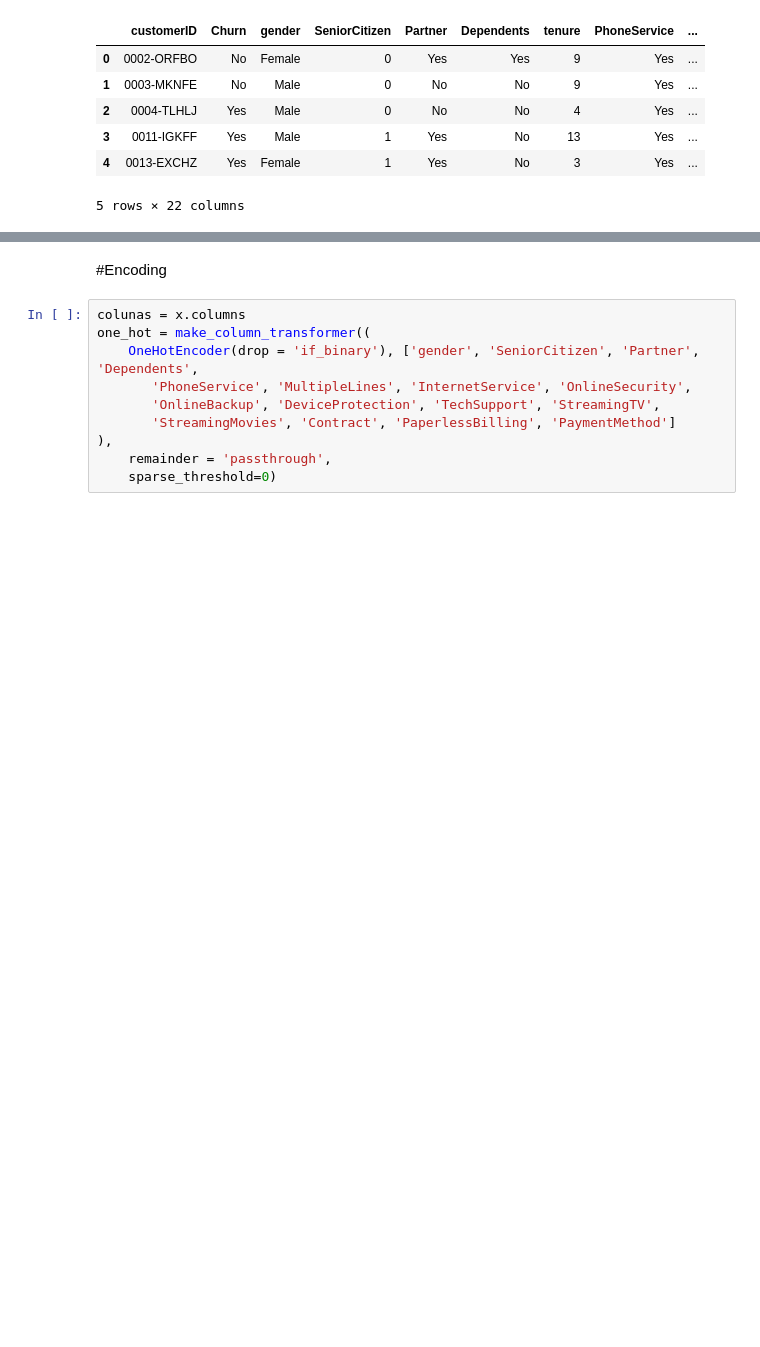
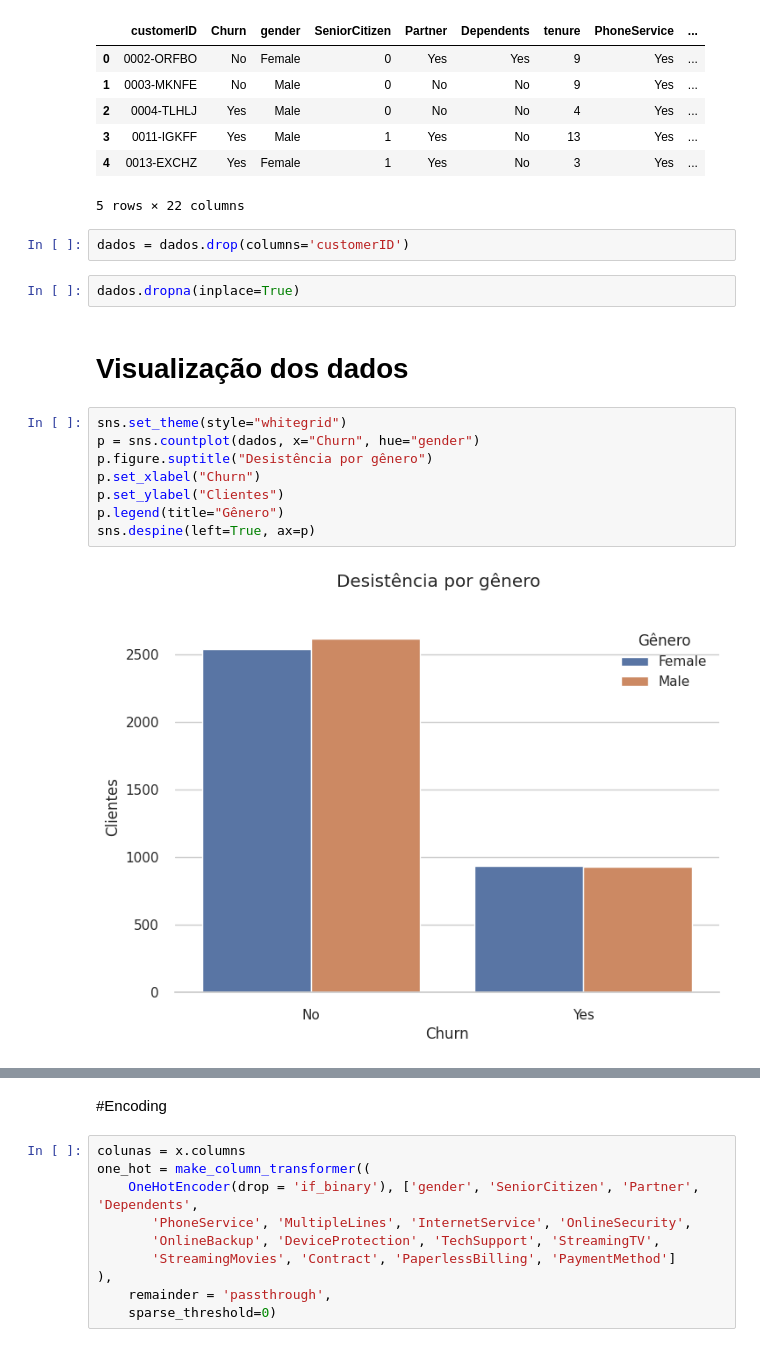
Before and after one commit to GuilhermeFernandez/TelecomX_2, a Jupyter notebook: TelecomX2.ipynb, the cells around one changed output, grey strips where cells are left out. Drawn from its saved outputs; the diff is of its cells as text; blank space fills up the shorter version.

```diff
--- a/TelecomX2.ipynb
+++ b/TelecomX2.ipynb
@@ -26,3 +31,19 @@ dados.head()
 | 3 | 0011-IGKFF | Yes | Male | 1 | Yes | No | 13 | Yes | ... |
 | 4 | 0013-EXCHZ | Yes | Female | 1 | Yes | No | 3 | Yes | ... |
 5 rows × 22 columns
+# %%
+dados = dados.drop(columns='customerID')
+# %%
+dados.dropna(inplace=True)
+# %% [markdown]
+# Visualização dos dados
+# %%
+sns.set_theme(style="whitegrid")
+p = sns.countplot(dados, x="Churn", hue="gender")
+p.figure.suptitle("Desistência por gênero")
+p.set_xlabel("Churn")
+p.set_ylabel("Clientes")
+p.legend(title="Gênero")
+sns.despine(left=True, ax=p)
+# %% [output]
+[figure, added]
```
Also changed, not shown: parts of 71 cells of this notebook.
